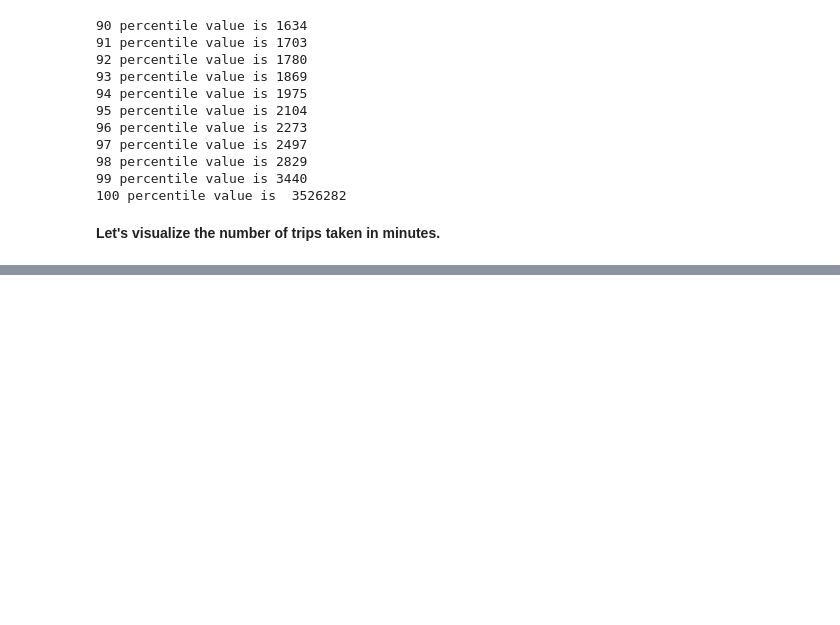
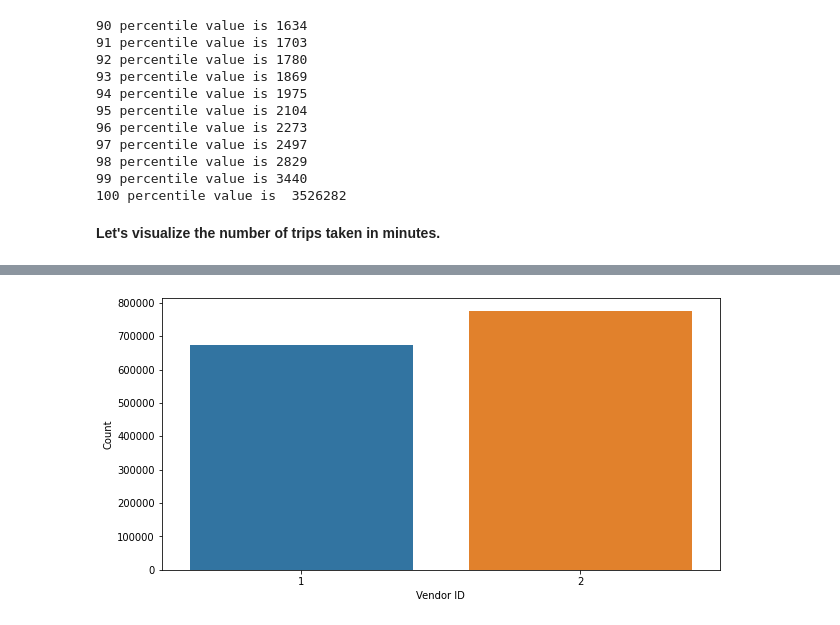
Before and after one commit to Manass20/NYC-Taxi-Trip-Time-Prediction---Capstone-Project, a Jupyter notebook: NYC_Taxi_Trip_Time_Prediction_Capstone_Project.ipynb, the cells around one changed output, grey strips where cells are left out. Cells and saved outputs as stored; diff of their text form; code cells hidden in the pictures; blank space fills up the shorter version.

```diff
--- a/NYC_Taxi_Trip_Time_Prediction_Capstone_Project.ipynb
+++ b/NYC_Taxi_Trip_Time_Prediction_Capstone_Project.ipynb
@@ -317,0 +416,8 @@ print("100 percentile value is ",duration[-1])
+# %%
+plt.figure(figsize = (10,5))
+sns.countplot(data.vendor_id)
+plt.xlabel('Vendor ID')
+plt.ylabel('Count')
+plt.show()
+# %% [output]
+[figure, added]
```
Also changed, not shown: parts of 136 cells of this notebook.
